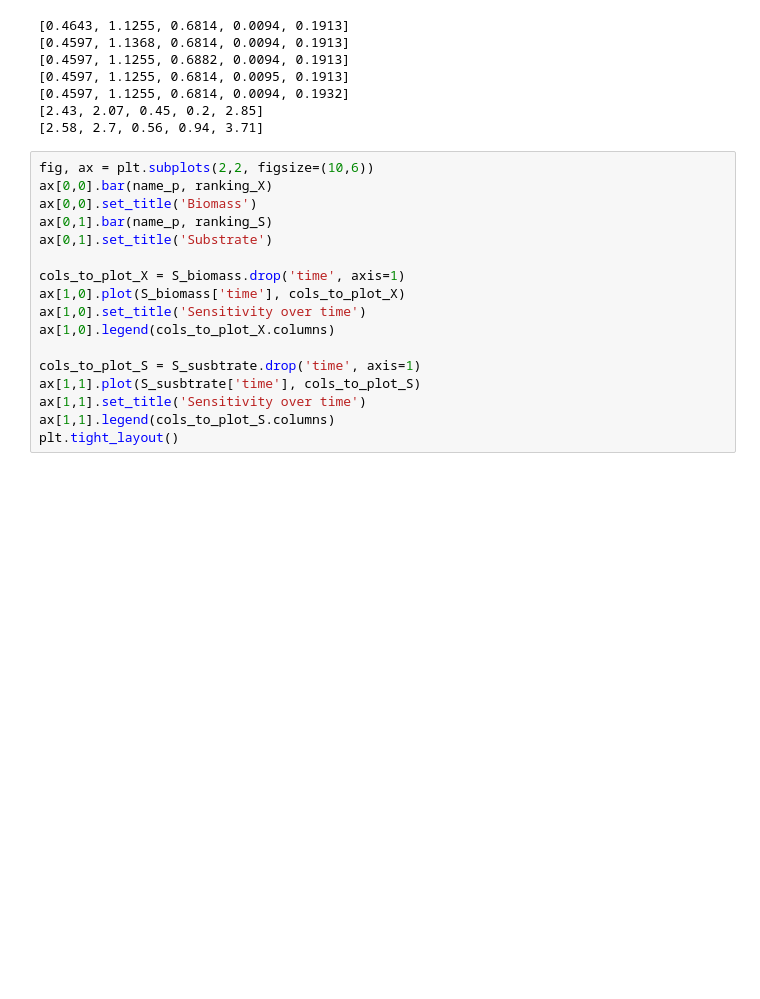
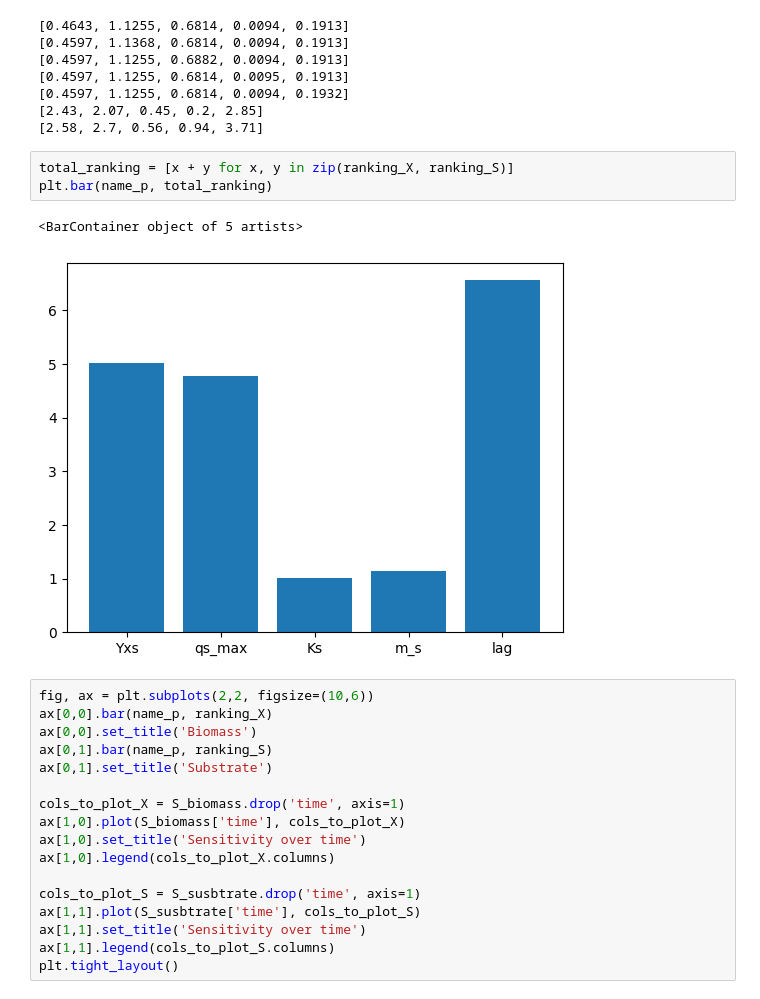
Before and after one commit to boripf/hybrid-model-corynebacterium, a Jupyter notebook: D_local_sa.ipynb, the cells around one changed output. Cells and saved outputs as stored; diff of their text form; blank space fills up the shorter version.

Commit message:
local sensitivity analysis: total ranking

```diff
--- a/D_local_sa.ipynb
+++ b/D_local_sa.ipynb
@@ -90,6 +90,12 @@ print(ranking_S)
 [0.4597, 1.1255, 0.6814, 0.0094, 0.1932]
 [2.43, 2.07, 0.45, 0.2, 2.85]
 [2.58, 2.7, 0.56, 0.94, 3.71]
+# %%
+total_ranking = [x + y for x, y in zip(ranking_X, ranking_S)]
+plt.bar(name_p, total_ranking)
+# %% [output]
+<BarContainer object of 5 artists>
+[figure, added]
 # %%
 fig, ax = plt.subplots(2,2, figsize=(10,6))
 ax[0,0].bar(name_p, ranking_X)
```
Also changed, not shown: parts of 1 cell of this notebook.
